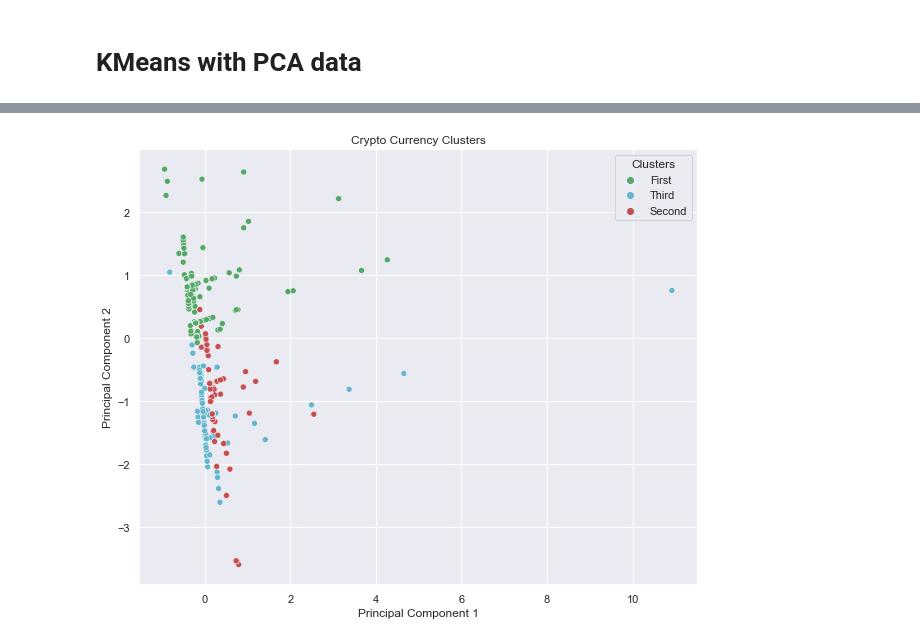
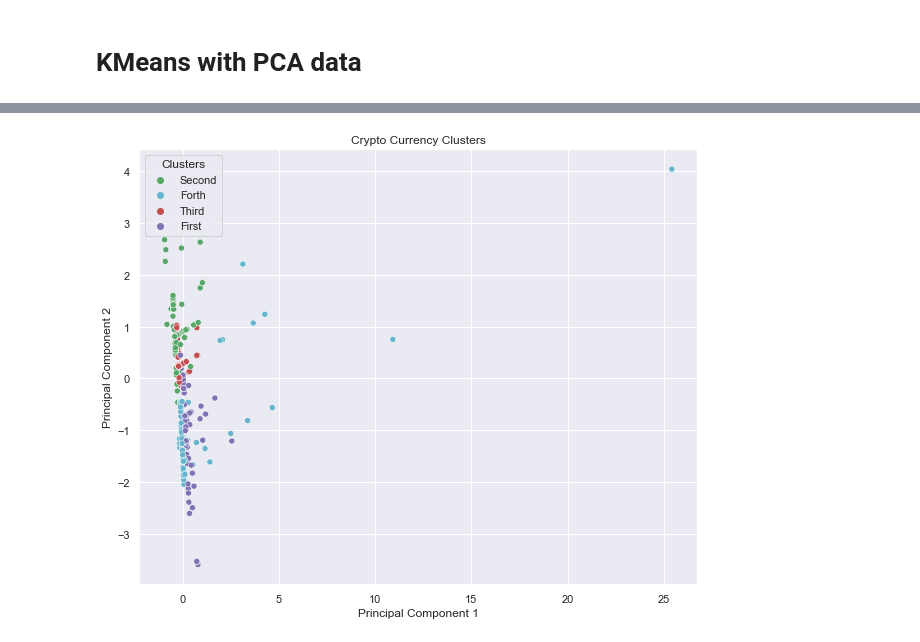
Before and after one commit to SoniMohandas/unsupervised_machine_learning, a Jupyter notebook: Cryptocurrency_clusters.ipynb, the cells around one changed output, grey strips where cells are left out. Cells and saved outputs as stored; diff of their text form; code cells hidden in the pictures.

```diff
--- a/Cryptocurrency_clusters.ipynb
+++ b/Cryptocurrency_clusters.ipynb
@@ -78,4 +78,4 @@ crypto_currency.head()
 # %%
 # Removing columns less effective columns from the dataframe.
-crypto_currency.drop(columns = ["Unnamed: 0", "CoinName", "IsTrading"], inplace = True)
-crypto_currency.head()
+crypto_currency.drop("CoinName", axis = 1, inplace = True)
+crypto_currency['IsTrading'] = 1
@@ -128,7 +128,7 @@ Text(0, 0.5, 'Cumulative explained varaince')
 * The graph shows the amount of variance captured (on the y-axis) depending on the number of components in the x-axis. Here the rule of thumb is to preserve around 90 % of the variance. So, we can decide to keep 3 components.
 # %%
 # Applying PCA to reduce dimensions from 4 to 3, Initialize PCA model
-pca = PCA(n_components = 3)
+pca = PCA(n_components = 3, random_state = 0, svd_solver = 'full')
 
 # Get 3 principal components for the crypto data
 
@@ -152,0 +156,5 @@ array([0.4350467 , 0.28670411, 0.20538956])
+# %%
+# Create a new dataframe for t_SNE
+tsne = TSNE(learning_rate = 35)
+tsne_features = tsne.fit_transform(crypto_pca_df)
+tsne_features.shape
@@ -152,0 +163,10 @@ array([0.4350467 , 0.28670411, 0.20538956])
+# %%
+# First column of transformed features
+crypto_pca_df['x'] = tsne_features[:,0]
+# Second column of transformed features
+crypto_pca_df['y'] = tsne_features[:,1]
+
+# Visualize the clusters
+plt.figure(figsize = (10,8))
+plt.scatter(crypto_pca_df.x, crypto_pca_df.y)
+plt.show()
@@ -201,14 +225,14 @@ crypto_pca_df.head()
 # %%
 # Visualize the clusters
 
-crypto_pca_df['Clusters'] = crypto_pca_df['class'].map({0:'First', 1:'Second',2:'Third'})
+crypto_pca_df['Clusters'] = crypto_pca_df['class'].map({0:'First', 1:'Second',2:'Third', 3:'Forth'})
 
 plt.figure(figsize = (10,8))
 sns.scatterplot(x = crypto_pca_df['principal_component1'], y=crypto_pca_df['principal_component2'],
-           hue = crypto_pca_df['Clusters'], palette = ['g', 'c', 'r'])
+           hue = crypto_pca_df['Clusters'], palette = ['g', 'c', 'r','m'])
 plt.title("Crypto Currency Clusters")
 plt.xlabel("Principal Component 1")
 plt.ylabel("Principal Component 2")
 plt.show()
 # %% [output]
-[figure, old version]
+[figure, new version]
```
Also changed, not shown: parts of 19 cells of this notebook, 1 other file.
